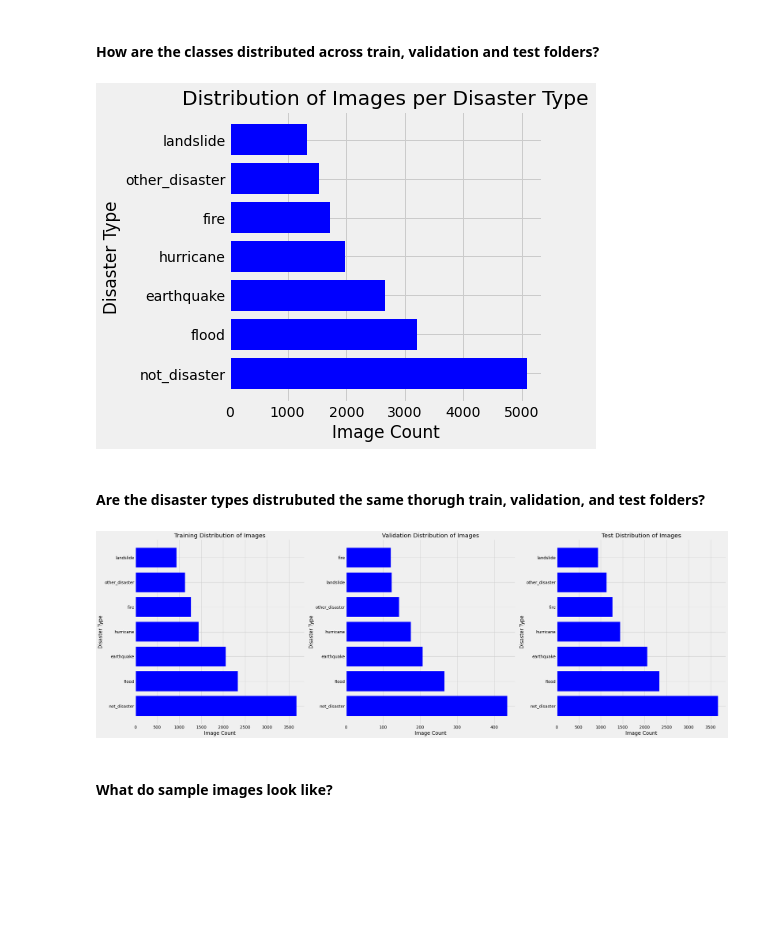
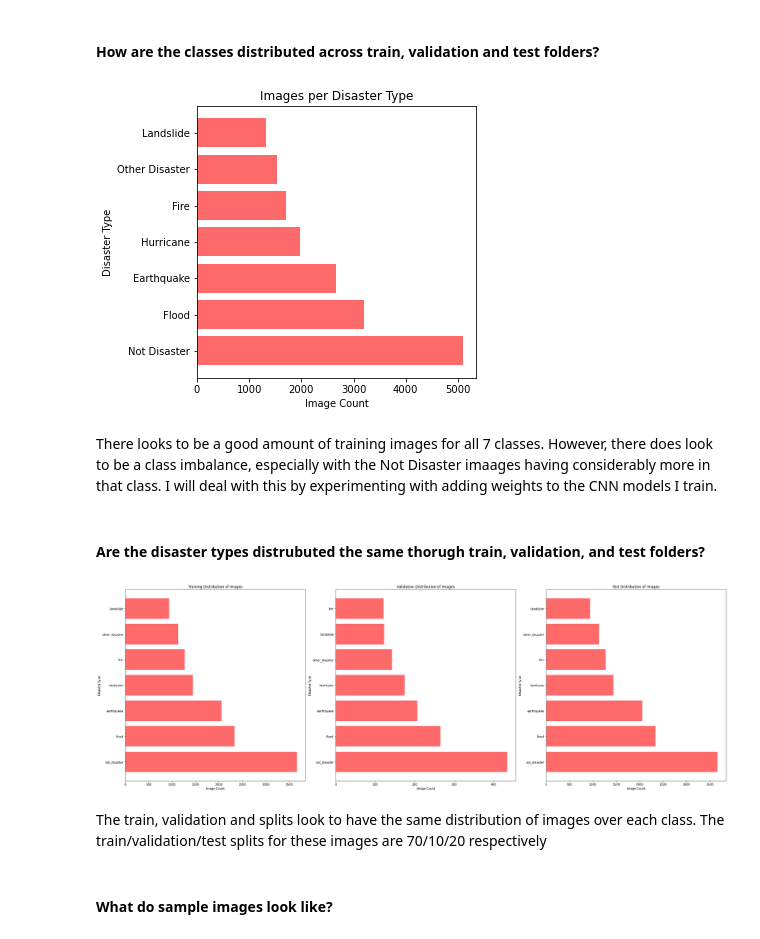
Before and after one commit to ryanreilly/phase_5_capstone, a Jupyter notebook: final_notebook.ipynb, the cells around one changed output. Drawn from its saved outputs; the diff is of its cells as text; code cells hidden in the pictures; blank space fills up the shorter version.

Commit message:
Updated images, final notebook, transfer learning models, and app

```diff
--- a/final_notebook.ipynb
+++ b/final_notebook.ipynb
@@ -99,31 +100,31 @@ test_dir = '../data/test'
 ## EDA
 # %% [markdown]
 #### How are the classes distributed across train, validation and test folders?
-# %%
-mpl.style.use('fivethirtyeight')
 # %%
 fig, ax = plt.subplots(figsize=(5, 5))
 
 #We need to add all three value counts together
 train_values = train['class_label'].value_counts().values
 validation_values = validation['class_label'].value_counts().values
 test_values = test['class_label'].value_counts().values
 
 #Create x and y
-x = train['class_label'].value_counts().index
+x = ['Not Disaster','Flood','Earthquake','Hurricane','Fire','Other Disaster','Landslide']
 y = train_values + validation_values + test_values
 
 #Plot the barchart
-ax.barh(x,y,color='b')
+ax.barh(x,y,color='#FE6A6A')
 
 ax.set_xlabel('Image Count')
 ax.set_ylabel('Disaster Type')
-ax.set_title('Distribution of Images per Disaster Type');
+ax.set_title('Images per Disaster Type');
 
 #save fig
 fig.savefig('images/classes_count.png');
 # %% [output]
-[figure, old version]
+[figure, new version]
+# %% [markdown]
+There looks to be a good amount of training images for all 7 classes. However, there does look to be a class imbalance, especially with the Not Disaster imaages having considerably more in that class. I will deal with this by experimenting with adding weights to the CNN models I train.
 # %% [markdown]
 #### Are the disaster types distrubuted the same thorugh train, validation, and test folders?
 # %%
@@ -137,7 +138,7 @@ fig, (ax1, ax2, ax3) = plt.subplots(nrows = 1, ncols = 3, figsize = (30,10))
 x1 = train['class_label'].value_counts().index
 y1 = train['class_label'].value_counts().values
 
-ax1.barh(x1,y1,color='b')
+ax1.barh(x1,y1,color='#FE6A6A')
 
 ax1.set_title('Training Distribution of Images')
 ax1.set_xlabel('Image Count')
@@ -150,7 +151,7 @@ x2 = validation['class_label'].value_counts().index
 y2 = validation['class_label'].value_counts().values
 
 
-ax2.barh(x2,y2,color='b')
+ax2.barh(x2,y2,color='#FE6A6A')
 
 
 ax2.set_title('Validation Distribution of Images')
@@ -162,7 +163,7 @@ ax2.set_ylabel('Disaster Type')
 x3 = train['class_label'].value_counts().index
 y3 = train['class_label'].value_counts().values
 
-ax3.barh(x3,y3,color='b')
+ax3.barh(x3,y3,color='#FE6A6A')
 
 ax3.set_title('Test Distribution of Images')
 ax3.set_xlabel('Image Count')
@@ -171,7 +172,9 @@ ax3.set_ylabel('Disaster Type')
 plt.tight_layout()
 fig.savefig('images/distribution_splits.png');
 # %% [output]
-[figure, old version]
+[figure, new version]
+# %% [markdown]
+The train, validation and splits look to have the same distribution of images over each class. The train/validation/test splits for these images are 70/10/20 respectively
 # %% [markdown]
 #### What do sample images look like?
 # %%
```
Also changed, not shown: parts of 48 cells of this notebook, 24 other files.
